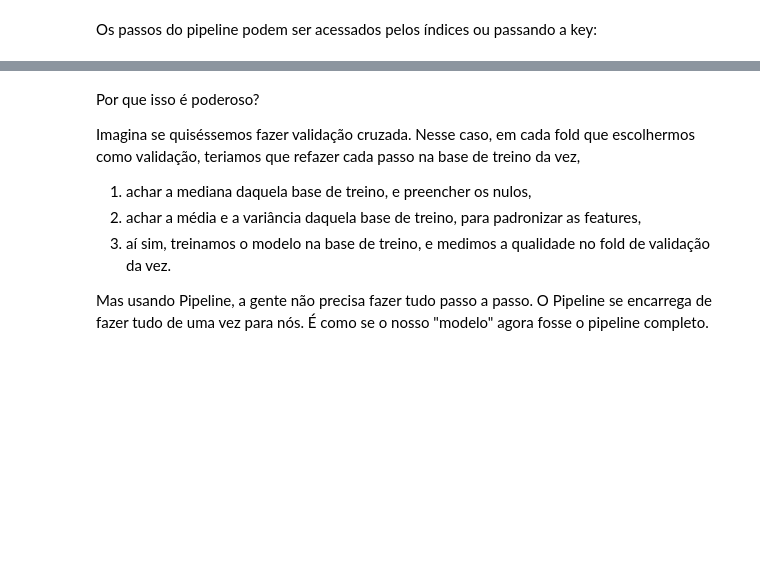
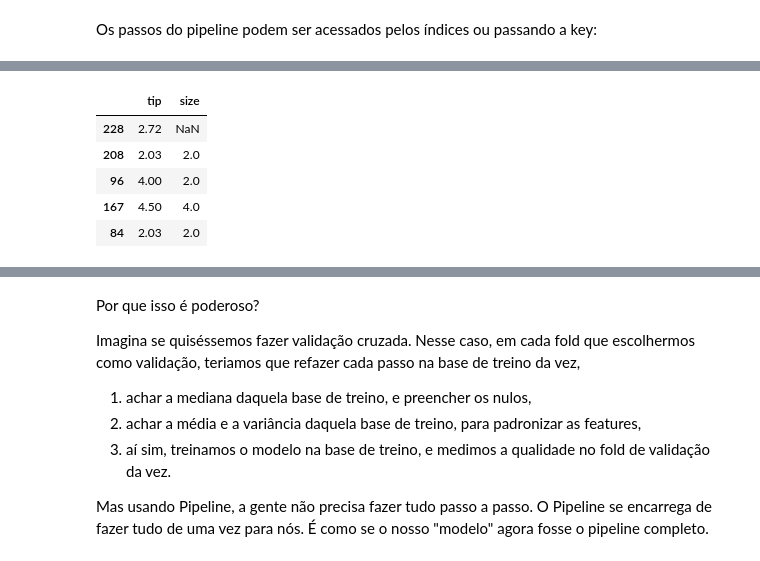
Before and after one commit to patriciacatandi/Lets_Code_DS_Degree_Alunos_ML, a Jupyter notebook: Módulo 9 - Machine Learning I/7_Pipelines/Pipeline.ipynb, the cells around one changed output, grey strips where cells are left out. Saved outputs shown, nothing was run; the diff lists cells and outputs as text; code cells hidden in the pictures; blank space fills up the shorter version.

```diff
--- a/Módulo 9 - Machine Learning I/7_Pipelines/Pipeline.ipynb
+++ b/Módulo 9 - Machine Learning I/7_Pipelines/Pipeline.ipynb
@@ -107,0 +209,9 @@ print(f'MAE: {mean_absolute_error(y_test, y_pred):.1f}')
+# %%
+X_train[num_cols].head()
+# %% [output]
+|  | tip | size |
+| 228 | 2.72 | NaN |
+| 208 | 2.03 | 2.0 |
+| 96 | 4.00 | 2.0 |
+| 167 | 4.50 | 4.0 |
+| 84 | 2.03 | 2.0 |
```
Also changed, not shown: parts of 29 cells of this notebook, 1 other file.
